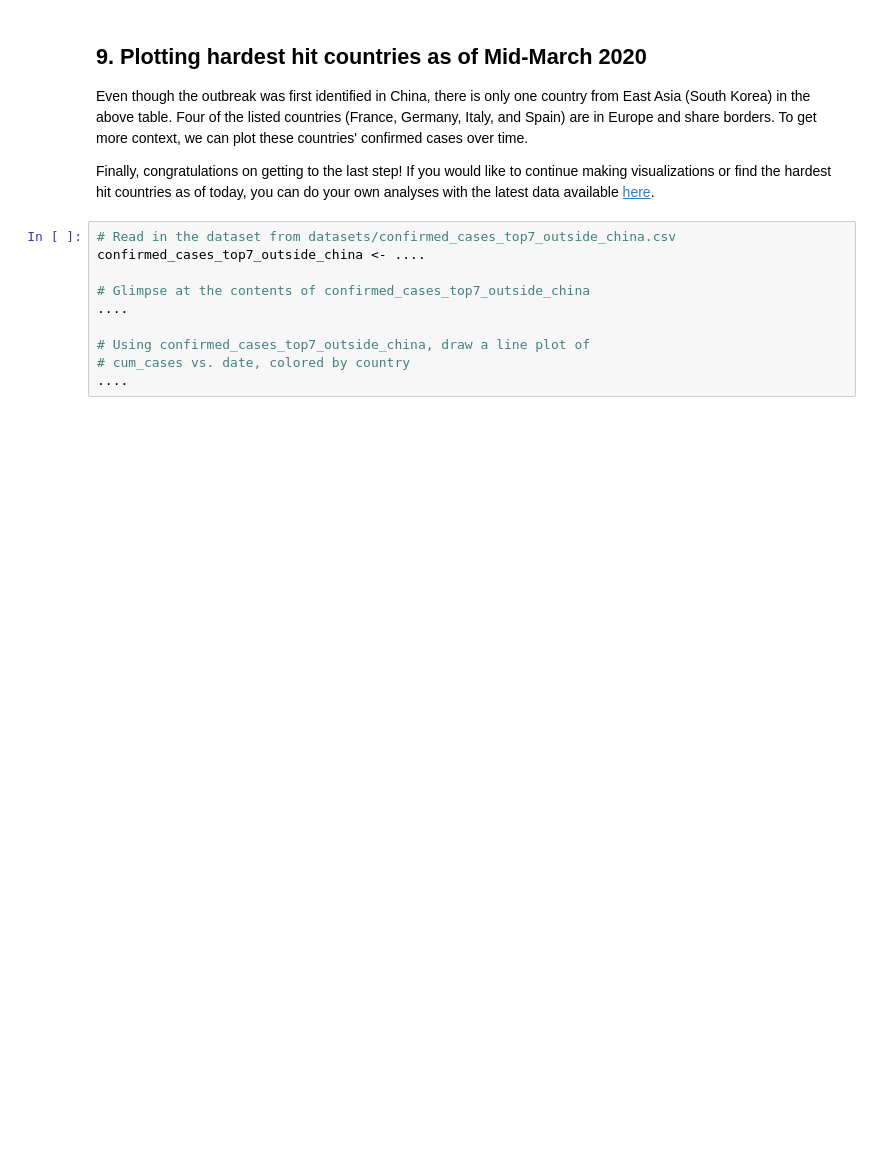
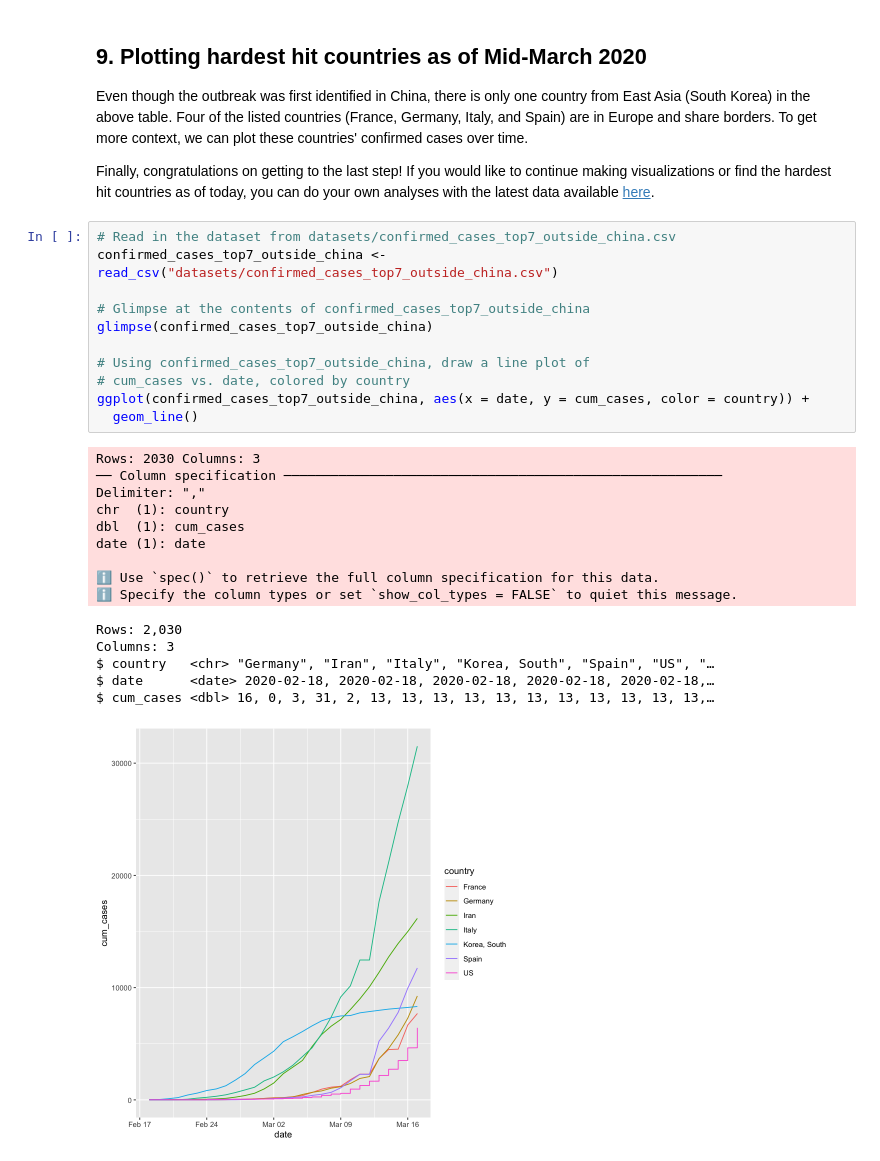
Before and after one commit to JeremyTallant/covid19_R_data_visualization, a Jupyter notebook: r_visualization.ipynb, the cells around one changed output. Saved outputs shown, nothing was run; the diff lists cells and outputs as text; blank space fills up the shorter version.

```diff
--- a/r_visualization.ipynb
+++ b/r_visualization.ipynb
@@ -224,11 +224,28 @@ A tibble: 7 × 2
 <p>Finally, congratulations on getting to the last step! If you would like to continue making visualizations or find the hardest hit countries as of today, you can do your own analyses with the latest data available <a href="https://github.com/RamiKrispin/coronavirus">here</a>. </p>
 # %%
 # Read in the dataset from datasets/confirmed_cases_top7_outside_china.csv
-confirmed_cases_top7_outside_china <- ....
+confirmed_cases_top7_outside_china <- read_csv("datasets/confirmed_cases_top7_outside_china.csv")
 
 # Glimpse at the contents of confirmed_cases_top7_outside_china
-....
+glimpse(confirmed_cases_top7_outside_china)
 
 # Using confirmed_cases_top7_outside_china, draw a line plot of
 # cum_cases vs. date, colored by country
-....
+ggplot(confirmed_cases_top7_outside_china, aes(x = date, y = cum_cases, color = country)) +
+  geom_line()
+# %% [output]
+Rows: 2030 Columns: 3
+── Column specification ────────────────────────────────────────────────────────
+Delimiter: ","
+chr  (1): country
+dbl  (1): cum_cases
+date (1): date
+
+ℹ Use `spec()` to retrieve the full column specification for this data.
+ℹ Specify the column types or set `show_col_types = FALSE` to quiet this message.
+Rows: 2,030
+Columns: 3
+$ country   <chr> "Germany", "Iran", "Italy", "Korea, South", "Spain", "US", "…
+$ date      <date> 2020-02-18, 2020-02-18, 2020-02-18, 2020-02-18, 2020-02-18,…
+$ cum_cases <dbl> 16, 0, 3, 31, 2, 13, 13, 13, 13, 13, 13, 13, 13, 13, 13, 13,…
+[figure, added]
```
